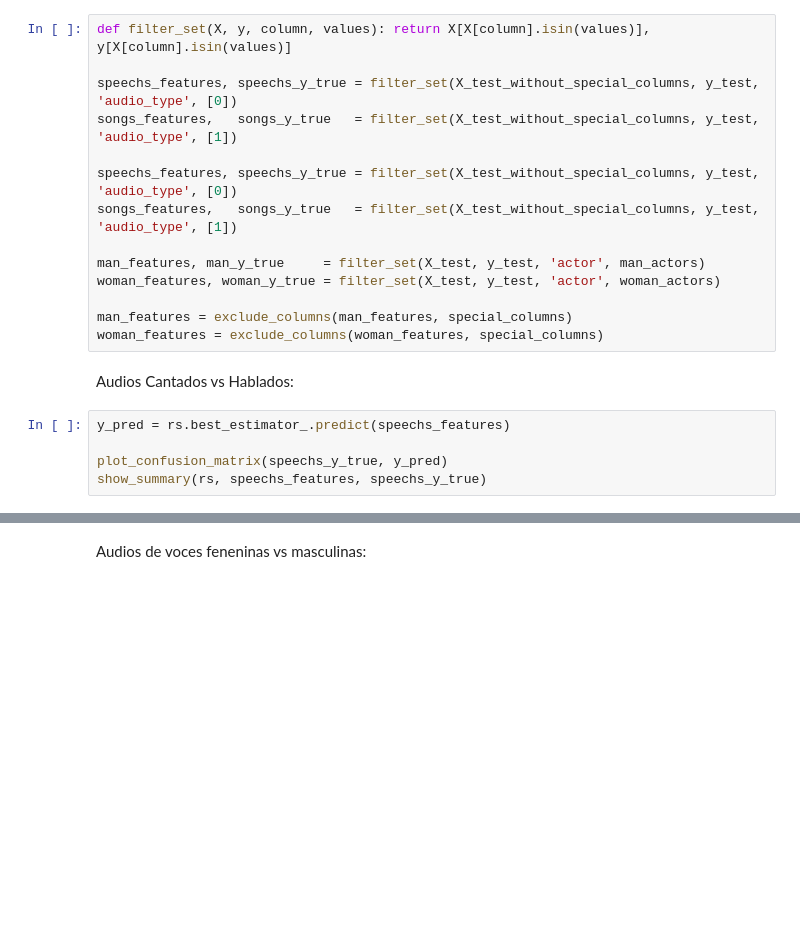
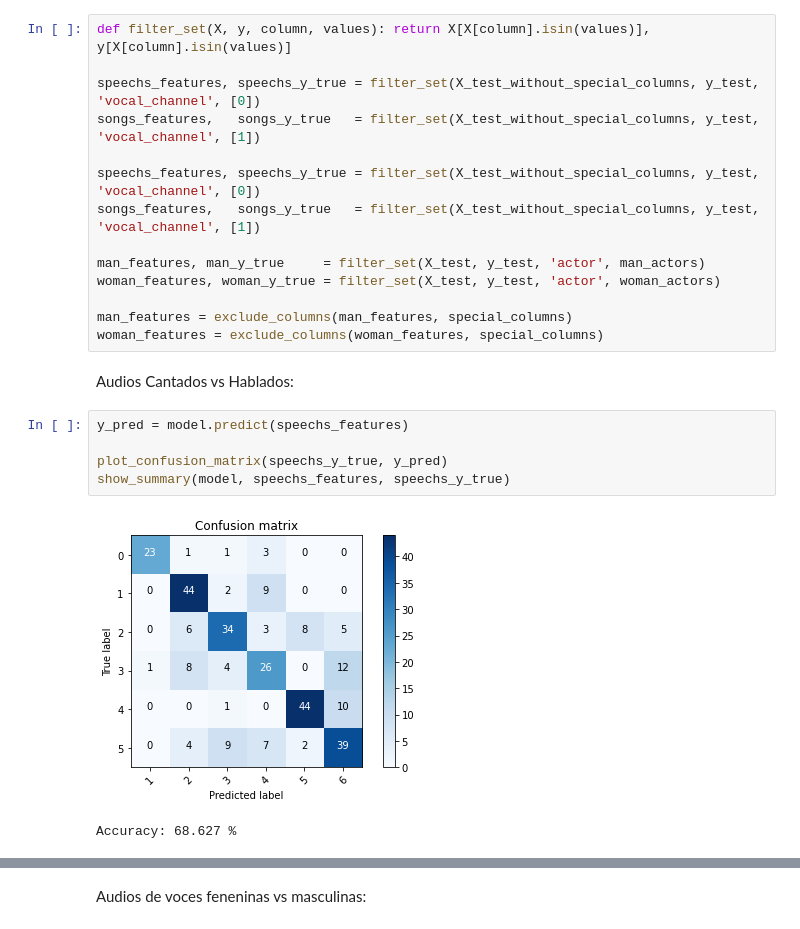
Before and after one commit to magistery-tps/aa-tp2, a Jupyter notebook: notebooks/tp2.ipynb, the cells around one changed output, grey strips where cells are left out. Cells and saved outputs as stored; diff of their text form; blank space fills up the shorter version.

```diff
--- a/notebooks/tp2.ipynb
+++ b/notebooks/tp2.ipynb
@@ -430,11 +410,11 @@ woman_actors = [x for x in examples['actor'].unique() if x % 2 != 0]
 # %%
 def filter_set(X, y, column, values): return X[X[column].isin(values)], y[X[column].isin(values)]
 
-speechs_features, speechs_y_true = filter_set(X_test_without_special_columns, y_test, 'audio_type', [0])
-songs_features,   songs_y_true   = filter_set(X_test_without_special_columns, y_test, 'audio_type', [1])
+speechs_features, speechs_y_true = filter_set(X_test_without_special_columns, y_test, 'vocal_channel', [0])
+songs_features,   songs_y_true   = filter_set(X_test_without_special_columns, y_test, 'vocal_channel', [1])
 
-speechs_features, speechs_y_true = filter_set(X_test_without_special_columns, y_test, 'audio_type', [0])
-songs_features,   songs_y_true   = filter_set(X_test_without_special_columns, y_test, 'audio_type', [1])
+speechs_features, speechs_y_true = filter_set(X_test_without_special_columns, y_test, 'vocal_channel', [0])
+songs_features,   songs_y_true   = filter_set(X_test_without_special_columns, y_test, 'vocal_channel', [1])
 
 man_features, man_y_true     = filter_set(X_test, y_test, 'actor', man_actors)
 woman_features, woman_y_true = filter_set(X_test, y_test, 'actor', woman_actors)
@@ -444,8 +424,11 @@ woman_features = exclude_columns(woman_features, special_columns)
 # %% [markdown]
 Audios Cantados vs Hablados:
 # %%
-y_pred = rs.best_estimator_.predict(speechs_features)
+y_pred = model.predict(speechs_features)
 
 plot_confusion_matrix(speechs_y_true, y_pred)
-show_summary(rs, speechs_features, speechs_y_true)
+show_summary(model, speechs_features, speechs_y_true)
+# %% [output]
+[figure, added]
+Accuracy: 68.627 %
 # %%
```
Also changed, not shown: parts of 55 cells of this notebook, 4 other files.
